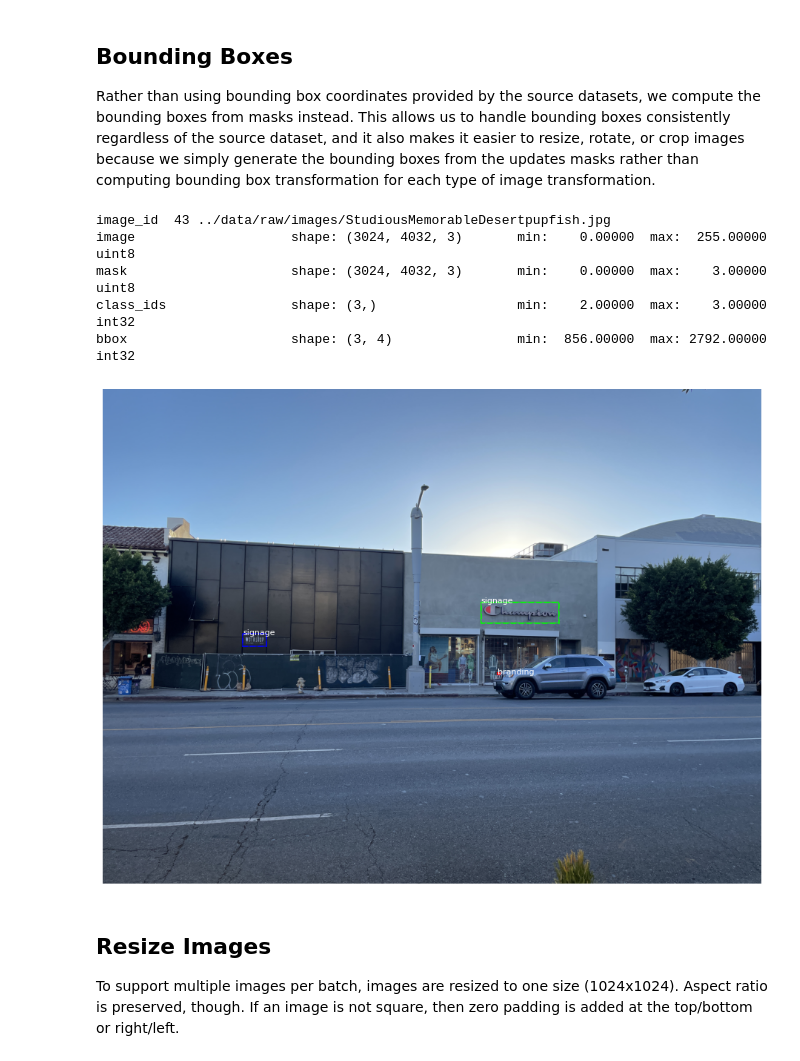
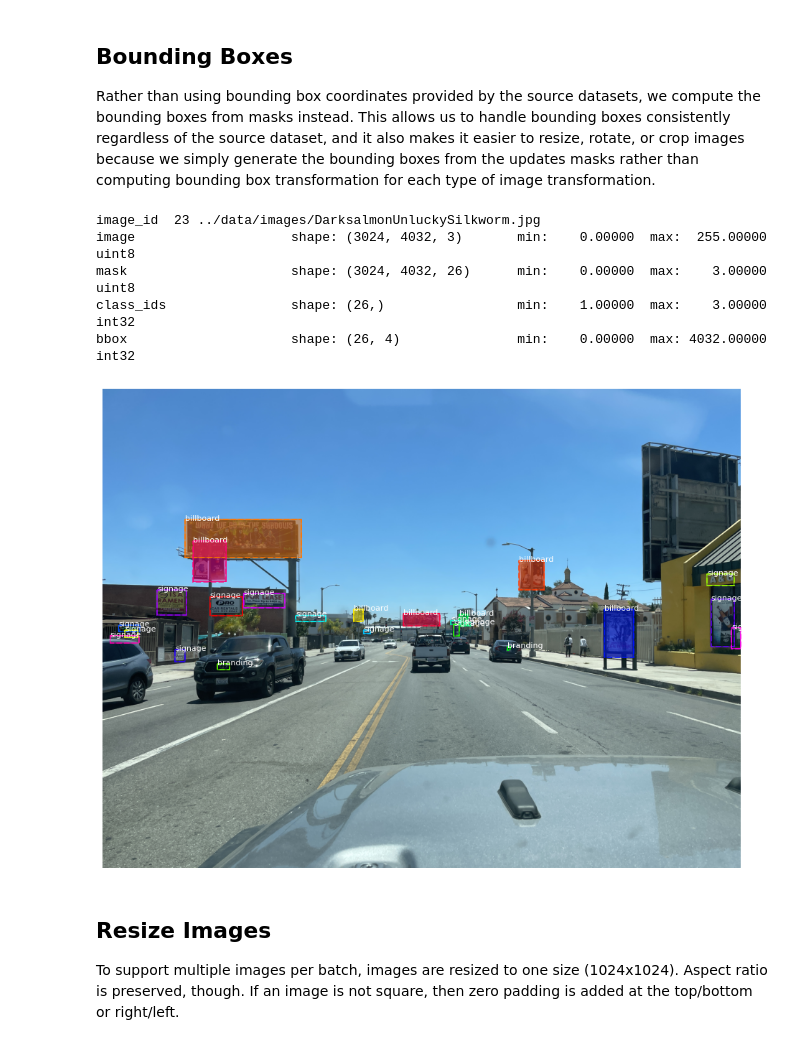
Before and after one commit to jcalvesoliveira/ad-block-cv-real-world, a Jupyter notebook: notebooks/1.0-initial-data-exploration.ipynb, the cells around one changed output. Drawn from its saved outputs; the diff is of its cells as text; code cells hidden in the pictures.

```diff
--- a/notebooks/1.0-initial-data-exploration.ipynb
+++ b/notebooks/1.0-initial-data-exploration.ipynb
@@ -29,13 +25,13 @@ Using TensorFlow backend.
 ## Configurations and Dataset
 # %%
 
-from src.dataset.ads_dataset import AdvertisementDataset, AdsConfig
+from src.dataset.ads_dataset import AdsConfig, AdvertisementDataset
 
 config = AdsConfig()
-COCO_DIR = "../data/raw"
+DATA_DIR = "../data"
 
 dataset = AdvertisementDataset()
-dataset.load_dataset(COCO_DIR, is_train=True)
+dataset.load_dataset(DATA_DIR, is_train=True)
 dataset.prepare()
 # %%
 print("Image Count: {}".format(len(dataset.image_ids)))
@@ -71,27 +67,27 @@ for image_id in image_ids:
 Rather than using bounding box coordinates provided by the source datasets, we compute the bounding boxes from masks instead. This allows us to handle bounding boxes consistently regardless of the source dataset, and it also makes it easier to resize, rotate, or crop images because we simply generate the bounding boxes from the updates masks rather than computing bounding box transformation for each type of image transformation.
 # %%
 # Load random image and mask.
-image_id = random.choice(dataset.image_ids)
+image_id = 23
 image = dataset.load_image(image_id)
 mask, class_ids = dataset.load_mask(image_id)
 # Compute Bounding box
 bbox = utils.extract_bboxes(mask)
 
 # Display image and additional stats
 print("image_id ", image_id, dataset.image_reference(image_id))
 log("image", image)
 log("mask", mask)
 log("class_ids", class_ids)
 log("bbox", bbox)
 # Display image and instances
 visualize.display_instances(image, bbox, mask, class_ids, dataset.class_names)
 # %% [output]
-image_id  43 ../data/raw/images/StudiousMemorableDesertpupfish.jpg
+image_id  23 ../data/images/DarksalmonUnluckySilkworm.jpg
 image                    shape: (3024, 4032, 3)       min:    0.00000  max:  255.00000  uint8
-mask                     shape: (3024, 4032, 3)       min:    0.00000  max:    3.00000  uint8
-class_ids                shape: (3,)                  min:    2.00000  max:    3.00000  int32
-bbox                     shape: (3, 4)                min:  856.00000  max: 2792.00000  int32
+mask                     shape: (3024, 4032, 26)      min:    0.00000  max:    3.00000  uint8
+class_ids                shape: (26,)                 min:    1.00000  max:    3.00000  int32
+bbox                     shape: (26, 4)               min:    0.00000  max: 4032.00000  int32
-[figure, old version]
+[figure, new version]
 # %% [markdown]
 ## Resize Images
 
```
Also changed, not shown: parts of 4 cells of this notebook, 8 other files.
